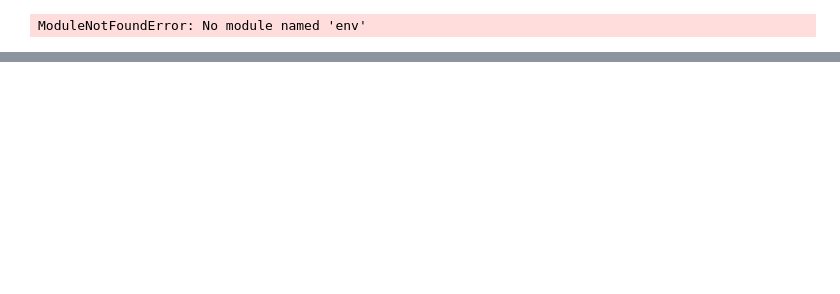
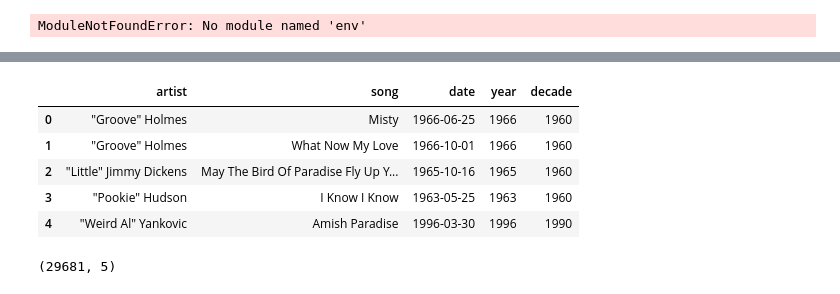
Before and after one commit to CBRJ-Lyrical-Metrics/lyrical-evolution-capstone, a Jupyter notebook: Drafts/chris_work.ipynb, the cells around one changed output, grey strips where cells are left out. Saved outputs shown, nothing was run; the diff lists cells and outputs as text; code cells hidden in the pictures; blank space fills up the shorter version.

```diff
--- a/Drafts/chris_work.ipynb
+++ b/Drafts/chris_work.ipynb
@@ -12,0 +77,19 @@ ModuleNotFoundError: No module named 'env'
+# %%
+first_date = pd.DataFrame(df.groupby(['artist', 'song']).date.min())
+# %%
+# add a column for year and decade
+first_date['year'] = first_date.date.dt.year
+first_date['decade'] = first_date.date.dt.year - (first_date.date.dt.year % 10)
+first_date.reset_index(inplace=True)
+first_date.head()
+# %% [output]
+|  | artist | song | date | year | decade |
+| 0 | "Groove" Holmes | Misty | 1966-06-25 | 1966 | 1960 |
+| 1 | "Groove" Holmes | What Now My Love | 1966-10-01 | 1966 | 1960 |
+| 2 | "Little" Jimmy Dickens | May The Bird Of Paradise Fly Up Y... | 1965-10-16 | 1965 | 1960 |
+| 3 | "Pookie" Hudson | I Know I Know | 1963-05-25 | 1963 | 1960 |
+| 4 | "Weird Al" Yankovic | Amish Paradise | 1996-03-30 | 1996 | 1990 |
+# %%
+first_date.shape
+# %% [output]
+(29681, 5)
```
Also changed, not shown: parts of 23 cells of this notebook, 1 other file.
